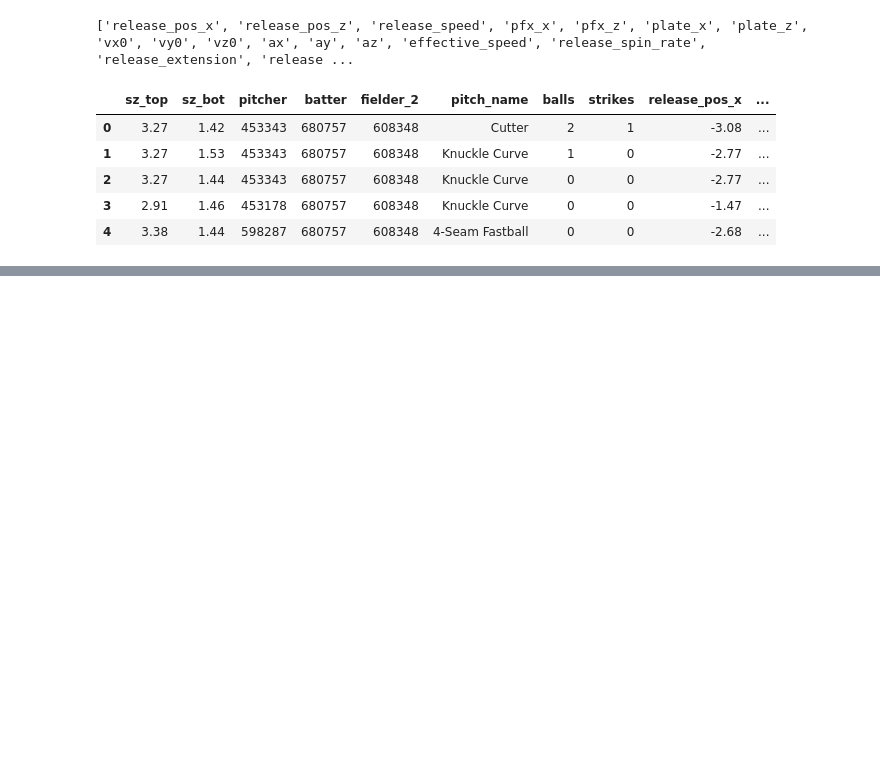
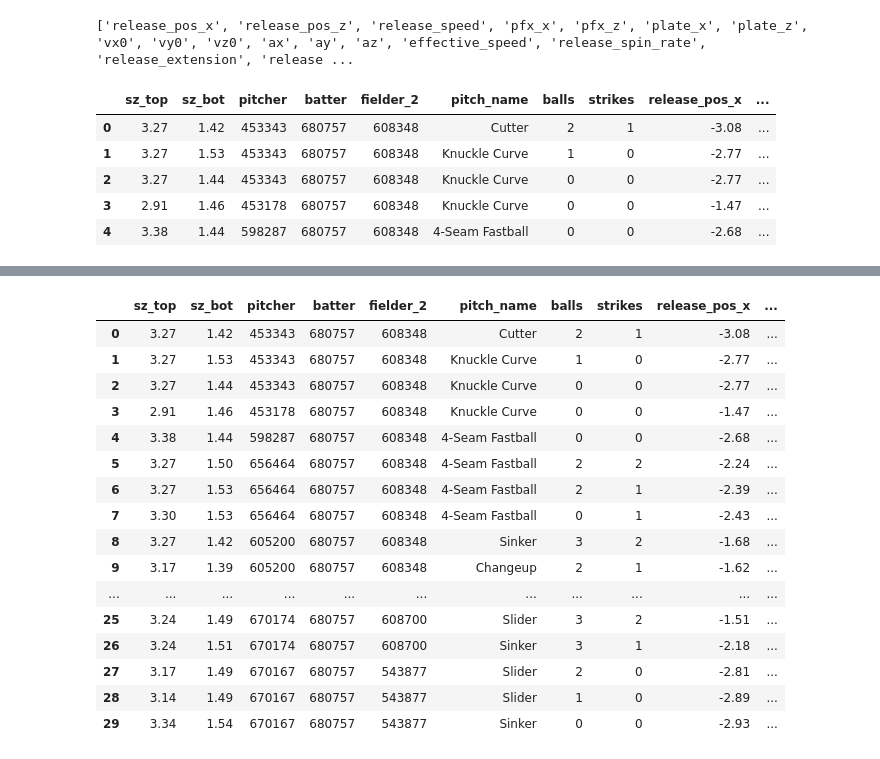
Before and after one commit to syamiller/SCOE, a Jupyter notebook: scoe.ipynb, the cells around one changed output, grey strips where cells are left out. Drawn from its saved outputs; the diff is of its cells as text; code cells hidden in the pictures; blank space fills up the shorter version.

```diff
--- a/scoe.ipynb
+++ b/scoe.ipynb
@@ -444,0 +472,5 @@ df_2022.to_csv('data/shadow_zone_data_2022.csv', index=False)
+# %%
+team_id_name = {'teams_id' : t_ids, 'team_name' : team_name}
+
+teams_df = pd.DataFrame(team_id_name)
+teams_df.head()
@@ -444,0 +484,5 @@ df_2022.to_csv('data/shadow_zone_data_2022.csv', index=False)
+# %%
+player_team = {'player_id' : player_ids, 'team_id' : team_ids}
+
+player_team_df = pd.DataFrame(player_team)
+player_team_df.head()
@@ -444,0 +496,4 @@ df_2022.to_csv('data/shadow_zone_data_2022.csv', index=False)
+# %%
+player_team_df = player_team_df.merge(teams_df, left_on='team_id', right_on='teams_id')
+player_team_df = player_team_df.drop(columns=['teams_id', 'team_id'], axis=1)
+player_team_df.head()
@@ -444,0 +507,31 @@ df_2022.to_csv('data/shadow_zone_data_2022.csv', index=False)
+# %%
+df_2022 = pd.read_csv('data/shadow_zone_data_2022.csv')
+# %%
+df_2022 = df_2022.merge(player_team_df, left_on='fielder_2', right_on='player_id')
+df_2022 = df_2022.drop(columns=['player_id'], axis=1)
+df_2022 = df_2022.rename(columns={'team_name' : 'catcher_team'})
+df_2022 = df_2022.merge(player_team_df, left_on='pitcher', right_on='player_id')
+df_2022 = df_2022.drop(columns=['player_id'], axis=1)
+df_2022 = df_2022.rename(columns={'team_name' : 'pitcher_team'})
+df_2022 = df_2022.merge(player_team_df, left_on='batter', right_on='player_id')
+df_2022 = df_2022.drop(columns=['player_id'], axis=1)
+df_2022 = df_2022.rename(columns={'team_name' : 'batter_team'})
+df_2022.head(30)
+# %% [output]
+|  | sz_top | sz_bot | pitcher | batter | fielder_2 | pitch_name | balls | strikes | release_pos_x | ... |
+| 0 | 3.27 | 1.42 | 453343 | 680757 | 608348 | Cutter | 2 | 1 | -3.08 | ... |
+| 1 | 3.27 | 1.53 | 453343 | 680757 | 608348 | Knuckle Curve | 1 | 0 | -2.77 | ... |
+| 2 | 3.27 | 1.44 | 453343 | 680757 | 608348 | Knuckle Curve | 0 | 0 | -2.77 | ... |
+| 3 | 2.91 | 1.46 | 453178 | 680757 | 608348 | Knuckle Curve | 0 | 0 | -1.47 | ... |
+| 4 | 3.38 | 1.44 | 598287 | 680757 | 608348 | 4-Seam Fastball | 0 | 0 | -2.68 | ... |
+| 5 | 3.27 | 1.50 | 656464 | 680757 | 608348 | 4-Seam Fastball | 2 | 2 | -2.24 | ... |
+| 6 | 3.27 | 1.53 | 656464 | 680757 | 608348 | 4-Seam Fastball | 2 | 1 | -2.39 | ... |
+| 7 | 3.30 | 1.53 | 656464 | 680757 | 608348 | 4-Seam Fastball | 0 | 1 | -2.43 | ... |
+| 8 | 3.27 | 1.42 | 605200 | 680757 | 608348 | Sinker | 3 | 2 | -1.68 | ... |
+| 9 | 3.17 | 1.39 | 605200 | 680757 | 608348 | Changeup | 2 | 1 | -1.62 | ... |
+| ... | ... | ... | ... | ... | ... | ... | ... | ... | ... | ... |
+| 25 | 3.24 | 1.49 | 670174 | 680757 | 608700 | Slider | 3 | 2 | -1.51 | ... |
+| 26 | 3.24 | 1.51 | 670174 | 680757 | 608700 | Sinker | 3 | 1 | -2.18 | ... |
+| 27 | 3.17 | 1.49 | 670167 | 680757 | 543877 | Slider | 2 | 0 | -2.81 | ... |
+| 28 | 3.14 | 1.49 | 670167 | 680757 | 543877 | Slider | 1 | 0 | -2.89 | ... |
+| 29 | 3.34 | 1.54 | 670167 | 680757 | 543877 | Sinker | 0 | 0 | -2.93 | ... |
```
Also changed, not shown: parts of 9 cells of this notebook, 7 other files.
